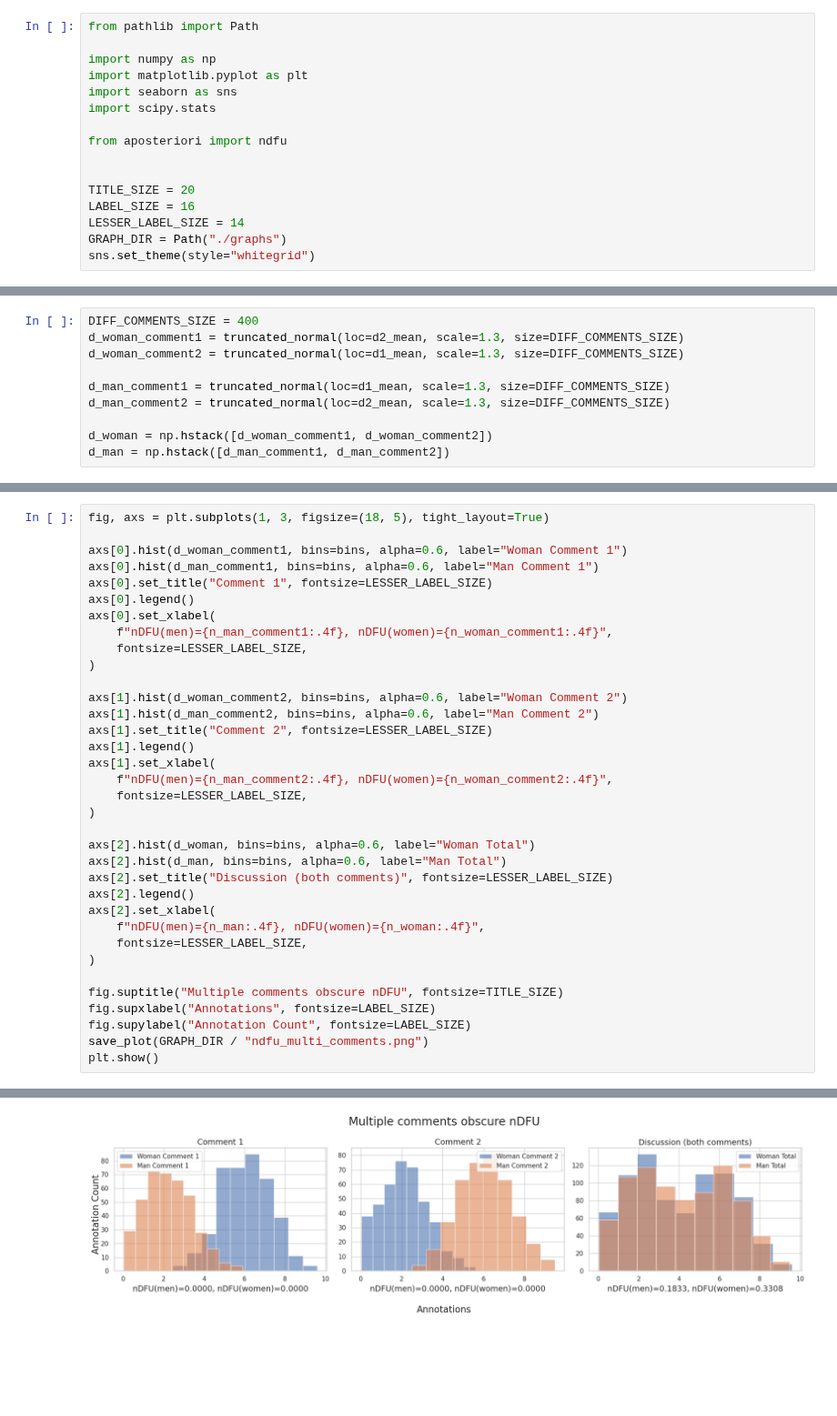
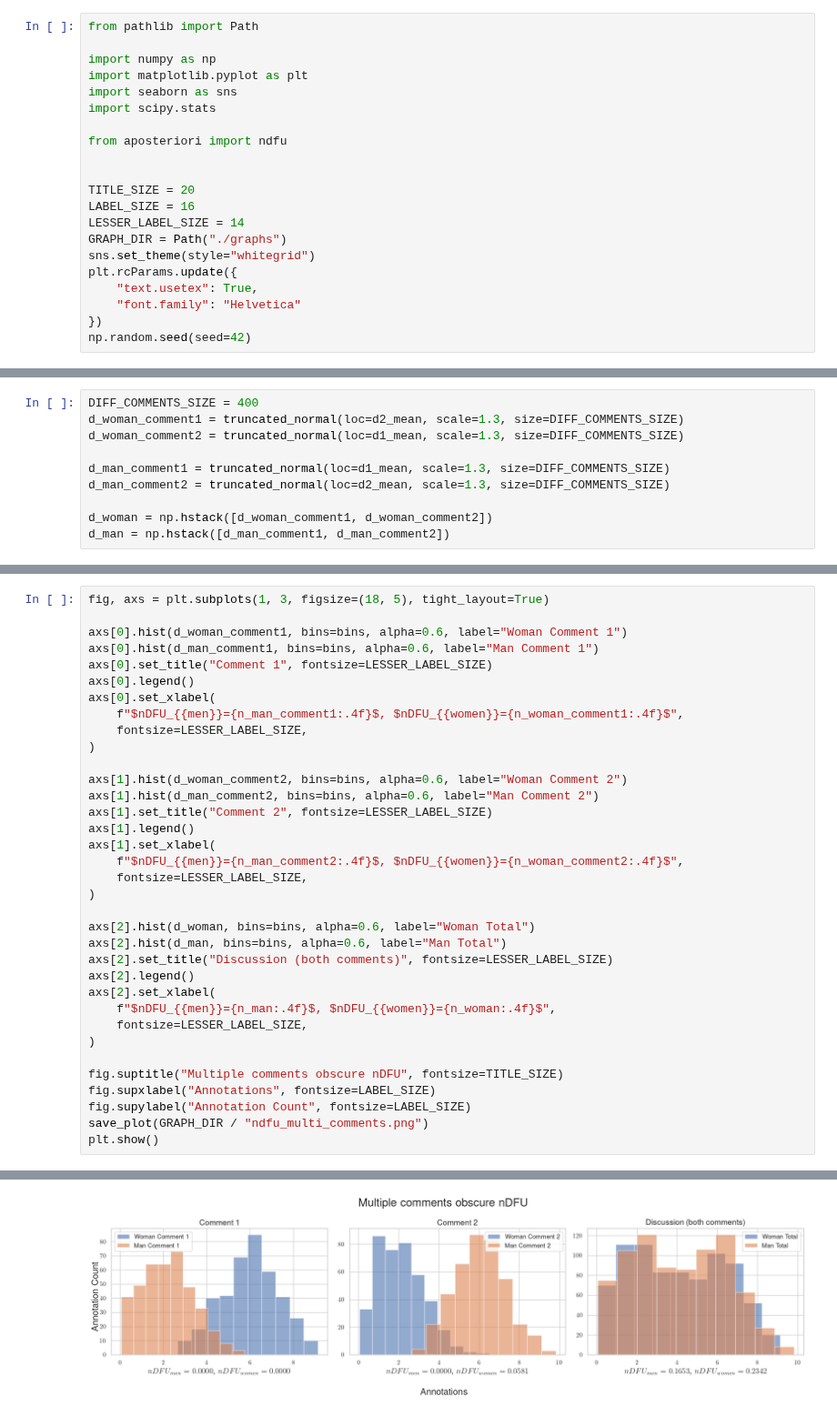
Before and after one commit to dimits-ts/aposteriori-unimodality, a Jupyter notebook: explanation.ipynb, the cells around one changed output, grey strips where cells are left out. Shown at 91% size. Cells and saved outputs as stored; diff of their text form; blank space fills up the shorter version.

```diff
--- a/explanation.ipynb
+++ b/explanation.ipynb
@@ -16,6 +16,11 @@ LABEL_SIZE = 16
 LESSER_LABEL_SIZE = 14
 GRAPH_DIR = Path("./graphs")
 sns.set_theme(style="whitegrid")
+plt.rcParams.update({
+    "text.usetex": True,
+    "font.family": "Helvetica"
+})
+np.random.seed(seed=42)
 # %%
 def save_plot(path: Path) -> None:
     """
@@ -134,34 +139,34 @@ axs[0].hist(d_woman_comment1, bins=bins, alpha=0.6, label="Woman Comment 1")
 axs[0].hist(d_man_comment1, bins=bins, alpha=0.6, label="Man Comment 1")
 axs[0].set_title("Comment 1", fontsize=LESSER_LABEL_SIZE)
 axs[0].legend()
 axs[0].set_xlabel(
-    f"nDFU(men)={n_man_comment1:.4f}, nDFU(women)={n_woman_comment1:.4f}",
+    f"$nDFU_{{men}}={n_man_comment1:.4f}$, $nDFU_{{women}}={n_woman_comment1:.4f}$",
     fontsize=LESSER_LABEL_SIZE,
 )
 
 axs[1].hist(d_woman_comment2, bins=bins, alpha=0.6, label="Woman Comment 2")
 axs[1].hist(d_man_comment2, bins=bins, alpha=0.6, label="Man Comment 2")
 axs[1].set_title("Comment 2", fontsize=LESSER_LABEL_SIZE)
 axs[1].legend()
 axs[1].set_xlabel(
-    f"nDFU(men)={n_man_comment2:.4f}, nDFU(women)={n_woman_comment2:.4f}",
+    f"$nDFU_{{men}}={n_man_comment2:.4f}$, $nDFU_{{women}}={n_woman_comment2:.4f}$",
     fontsize=LESSER_LABEL_SIZE,
 )
 
 axs[2].hist(d_woman, bins=bins, alpha=0.6, label="Woman Total")
 axs[2].hist(d_man, bins=bins, alpha=0.6, label="Man Total")
 axs[2].set_title("Discussion (both comments)", fontsize=LESSER_LABEL_SIZE)
 axs[2].legend()
 axs[2].set_xlabel(
-    f"nDFU(men)={n_man:.4f}, nDFU(women)={n_woman:.4f}",
+    f"$nDFU_{{men}}={n_man:.4f}$, $nDFU_{{women}}={n_woman:.4f}$",
     fontsize=LESSER_LABEL_SIZE,
 )
 
 fig.suptitle("Multiple comments obscure nDFU", fontsize=TITLE_SIZE)
 fig.supxlabel("Annotations", fontsize=LABEL_SIZE)
 fig.supylabel("Annotation Count", fontsize=LABEL_SIZE)
 save_plot(GRAPH_DIR / "ndfu_multi_comments.png")
 plt.show()
 # %% [output]
 Figure saved to /home/dimits/Documents/research/aposteriori-unimodality/graphs/ndfu_multi_comments.png
-[figure, old version]
+[figure, new version]
```
Also changed, not shown: parts of 3 cells of this notebook, 3 other files.
